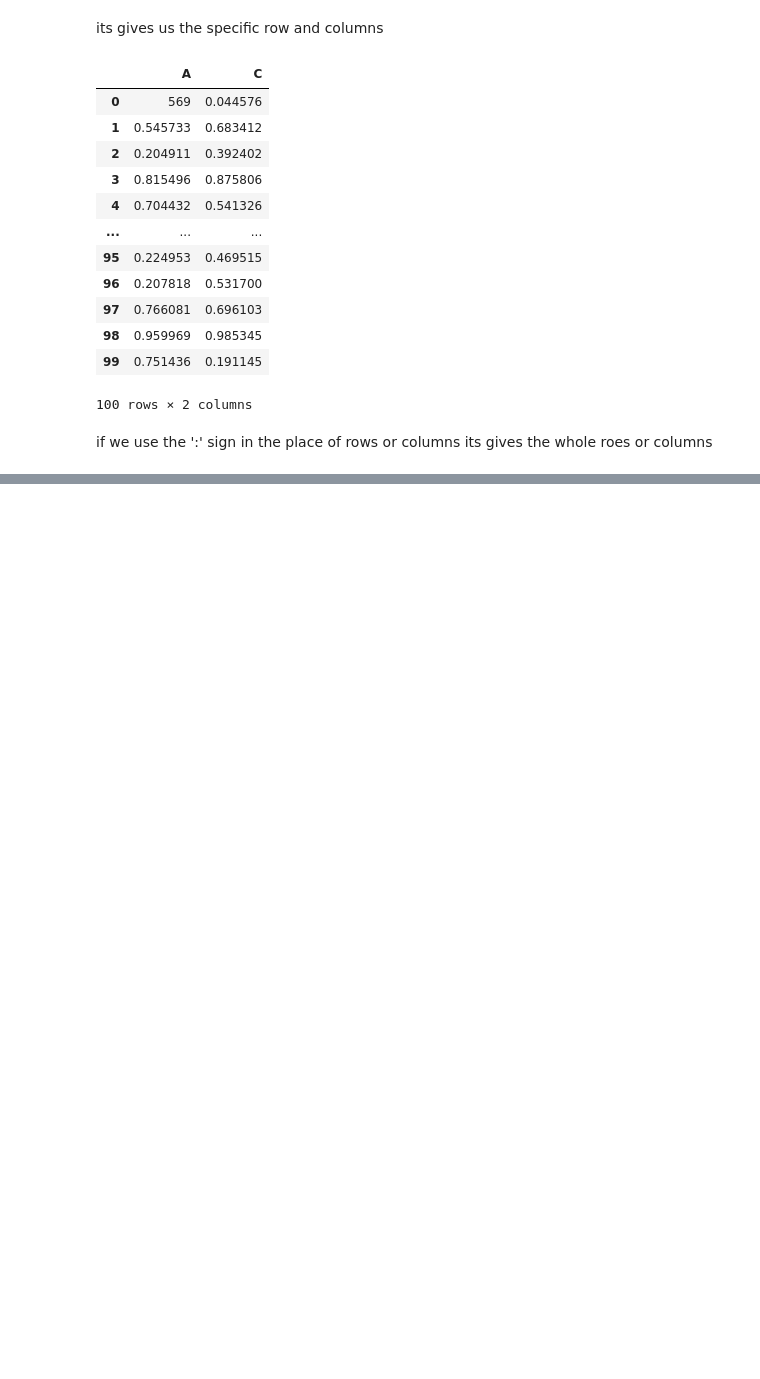
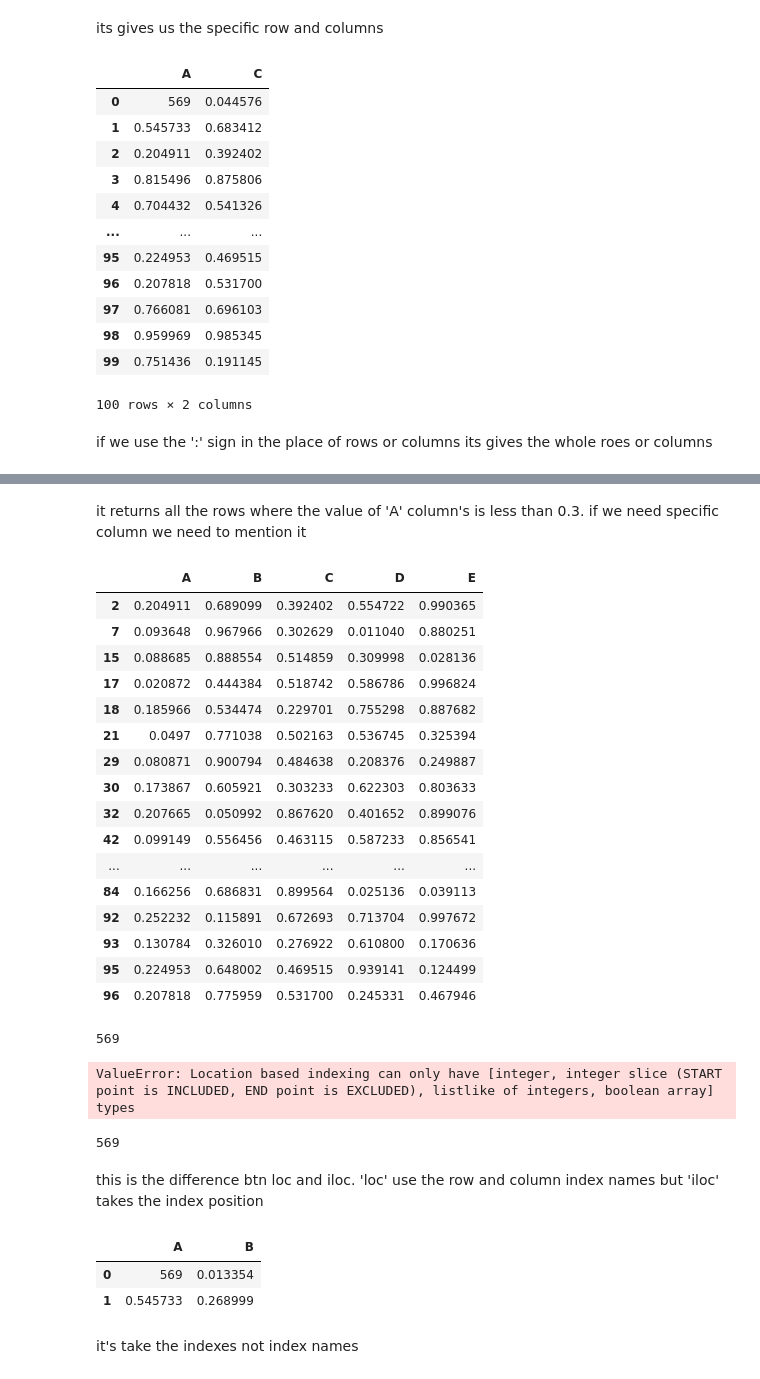
Before and after one commit to RDX-Rudra/Python-World, a Jupyter notebook: jupiter/numpy.ipynb, the cells around one changed output, grey strips where cells are left out. Drawn from its saved outputs; the diff is of its cells as text; code cells hidden in the pictures; blank space fills up the shorter version.

```diff
--- a/jupiter/numpy.ipynb
+++ b/jupiter/numpy.ipynb
@@ -463,0 +484,44 @@ if we use the ':' sign in the place of rows or columns its gives the whole roes
+# %% [markdown]
+it returns all the rows where the value of 'A' column's is less than 0.3. if we need specific column we need to mention it
+# %%
+newdf.loc[(newdf['A']<0.3) & newdf['C']>0.1]
+# %% [output]
+|  | A | B | C | D | E |
+| 2 | 0.204911 | 0.689099 | 0.392402 | 0.554722 | 0.990365 |
+| 7 | 0.093648 | 0.967966 | 0.302629 | 0.011040 | 0.880251 |
+| 15 | 0.088685 | 0.888554 | 0.514859 | 0.309998 | 0.028136 |
+| 17 | 0.020872 | 0.444384 | 0.518742 | 0.586786 | 0.996824 |
+| 18 | 0.185966 | 0.534474 | 0.229701 | 0.755298 | 0.887682 |
+| 21 | 0.0497 | 0.771038 | 0.502163 | 0.536745 | 0.325394 |
+| 29 | 0.080871 | 0.900794 | 0.484638 | 0.208376 | 0.249887 |
+| 30 | 0.173867 | 0.605921 | 0.303233 | 0.622303 | 0.803633 |
+| 32 | 0.207665 | 0.050992 | 0.867620 | 0.401652 | 0.899076 |
+| 42 | 0.099149 | 0.556456 | 0.463115 | 0.587233 | 0.856541 |
+| ... | ... | ... | ... | ... | ... |
+| 84 | 0.166256 | 0.686831 | 0.899564 | 0.025136 | 0.039113 |
+| 92 | 0.252232 | 0.115891 | 0.672693 | 0.713704 | 0.997672 |
+| 93 | 0.130784 | 0.326010 | 0.276922 | 0.610800 | 0.170636 |
+| 95 | 0.224953 | 0.648002 | 0.469515 | 0.939141 | 0.124499 |
+| 96 | 0.207818 | 0.775959 | 0.531700 | 0.245331 | 0.467946 |
+# %%
+newdf.loc[0, 'A']
+# %% [output]
+569
+# %%
+newdf.iloc[0, 'A']
+# %% [output]
+ValueError: Location based indexing can only have [integer, integer slice (START point is INCLUDED, END point is EXCLUDED), listlike of integers, boolean array] types
+# %%
+newdf.iloc[0, 0]
+# %% [output]
+569
+# %% [markdown]
+this is the difference btn loc and iloc. 'loc' use the row and column index names but 'iloc' takes the index position
+# %%
+newdf.iloc[[0,1], [0,1]]
+# %% [output]
+|  | A | B |
+| 0 | 569 | 0.013354 |
+| 1 | 0.545733 | 0.268999 |
+# %% [markdown]
+it's take the indexes not index names
```
Also changed, not shown: parts of 18 cells of this notebook.
